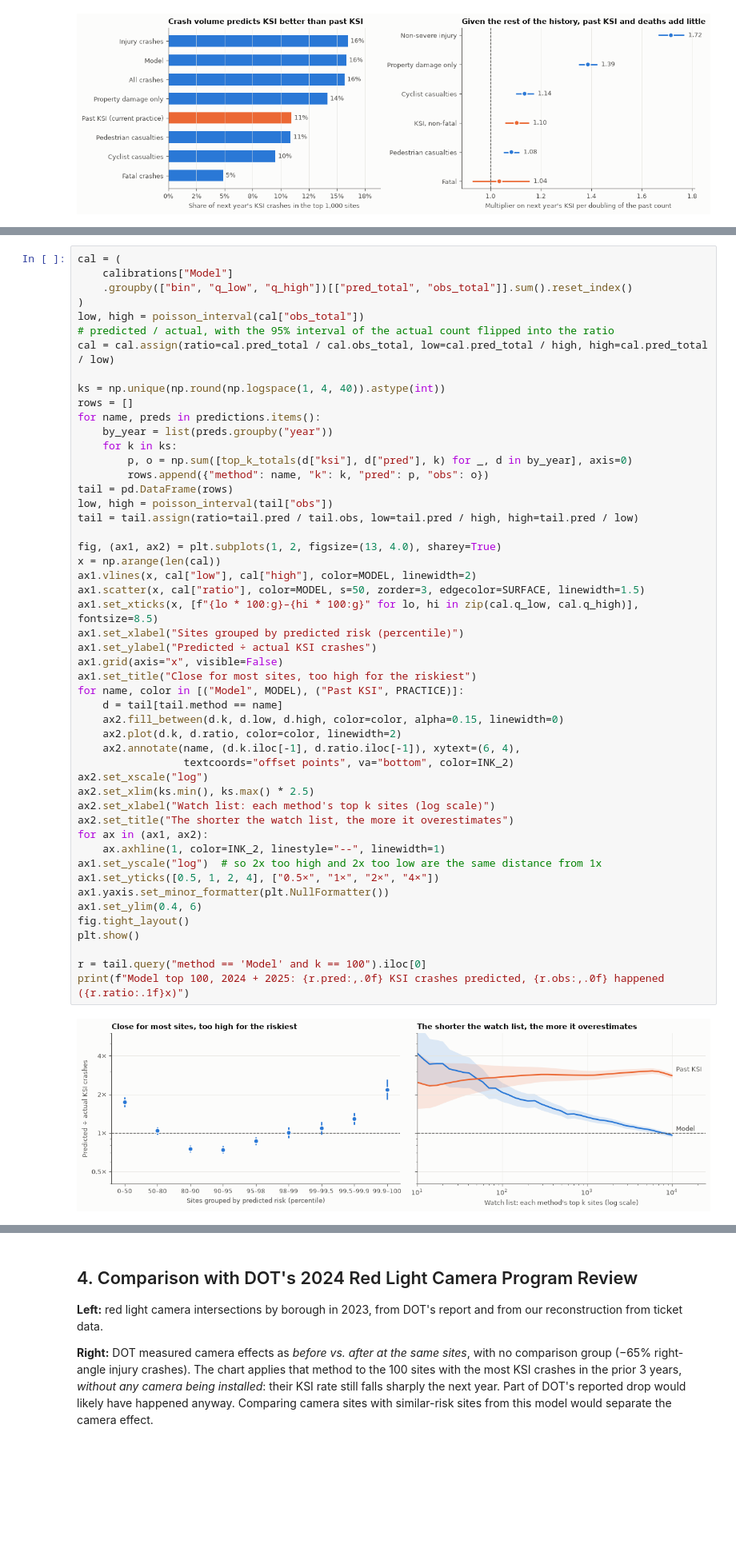
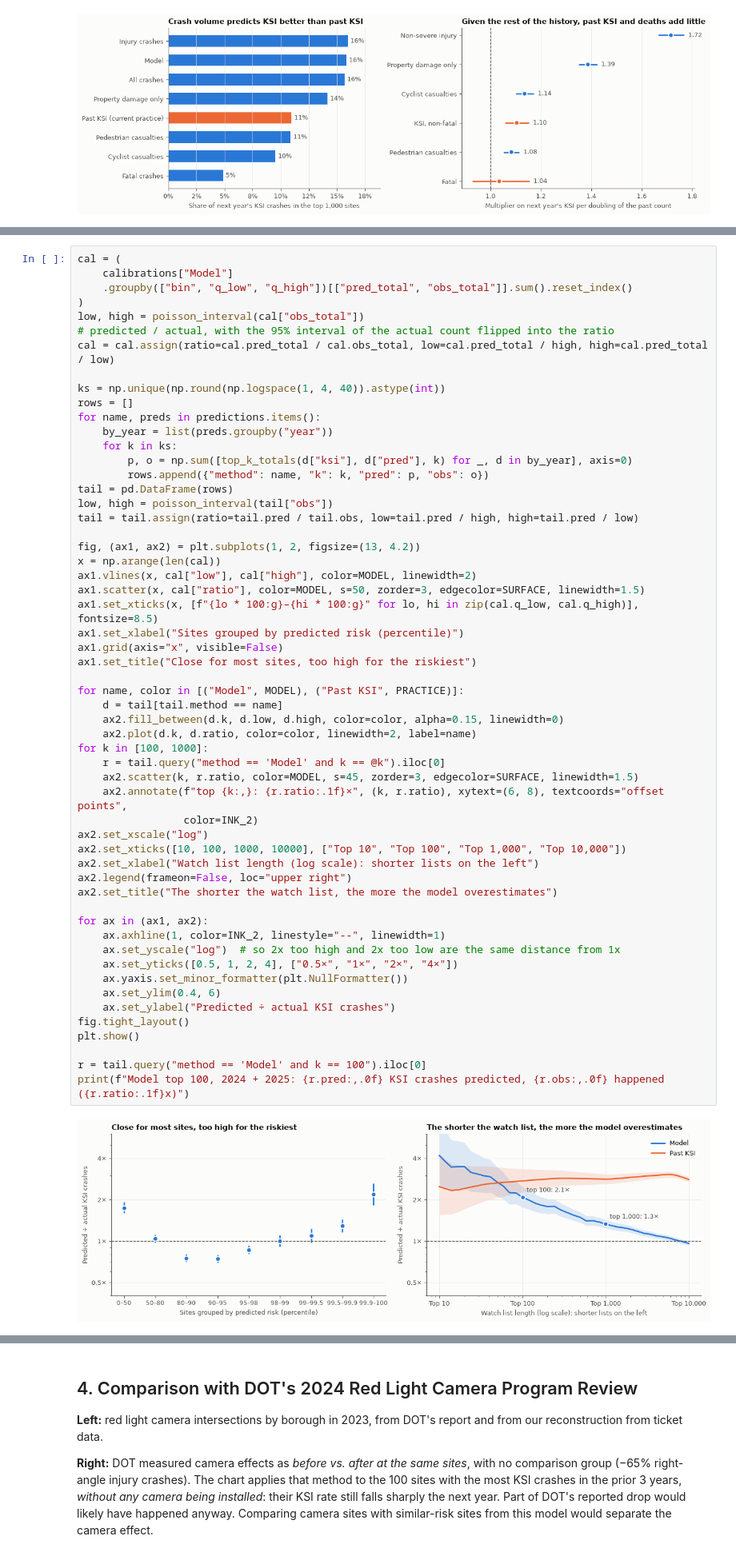
Before and after one commit to Group-7-Capstone/Group-7-Capstone, a Jupyter notebook: experiments/q1_ksi_risk.ipynb, the cells around one changed output, grey strips where cells are left out. Shown at 80% size. Drawn from its saved outputs; the diff is of its cells as text; blank space fills up the shorter version.

```diff
--- a/experiments/q1_ksi_risk.ipynb
+++ b/experiments/q1_ksi_risk.ipynb
@@ -156,46 +156,52 @@ cal = cal.assign(ratio=cal.pred_total / cal.obs_total, low=cal.pred_total / high
 ks = np.unique(np.round(np.logspace(1, 4, 40)).astype(int))
 rows = []
 for name, preds in predictions.items():
     by_year = list(preds.groupby("year"))
     for k in ks:
         p, o = np.sum([top_k_totals(d["ksi"], d["pred"], k) for _, d in by_year], axis=0)
         rows.append({"method": name, "k": k, "pred": p, "obs": o})
 tail = pd.DataFrame(rows)
 low, high = poisson_interval(tail["obs"])
 tail = tail.assign(ratio=tail.pred / tail.obs, low=tail.pred / high, high=tail.pred / low)
 
-fig, (ax1, ax2) = plt.subplots(1, 2, figsize=(13, 4.0), sharey=True)
+fig, (ax1, ax2) = plt.subplots(1, 2, figsize=(13, 4.2))
 x = np.arange(len(cal))
 ax1.vlines(x, cal["low"], cal["high"], color=MODEL, linewidth=2)
 ax1.scatter(x, cal["ratio"], color=MODEL, s=50, zorder=3, edgecolor=SURFACE, linewidth=1.5)
 ax1.set_xticks(x, [f"{lo * 100:g}–{hi * 100:g}" for lo, hi in zip(cal.q_low, cal.q_high)], fontsize=8.5)
 ax1.set_xlabel("Sites grouped by predicted risk (percentile)")
-ax1.set_ylabel("Predicted ÷ actual KSI crashes")
 ax1.grid(axis="x", visible=False)
 ax1.set_title("Close for most sites, too high for the riskiest")
+
 for name, color in [("Model", MODEL), ("Past KSI", PRACTICE)]:
     d = tail[tail.method == name]
     ax2.fill_between(d.k, d.low, d.high, color=color, alpha=0.15, linewidth=0)
-    ax2.plot(d.k, d.ratio, color=color, linewidth=2)
-    ax2.annotate(name, (d.k.iloc[-1], d.ratio.iloc[-1]), xytext=(6, 4),
-                 textcoords="offset points", va="bottom", color=INK_2)
+    ax2.plot(d.k, d.ratio, color=color, linewidth=2, label=name)
+for k in [100, 1000]:
+    r = tail.query("method == 'Model' and k == @k").iloc[0]
+    ax2.scatter(k, r.ratio, color=MODEL, s=45, zorder=3, edgecolor=SURFACE, linewidth=1.5)
+    ax2.annotate(f"top {k:,}: {r.ratio:.1f}×", (k, r.ratio), xytext=(6, 8), textcoords="offset points",
+                 color=INK_2)
 ax2.set_xscale("log")
-ax2.set_xlim(ks.min(), ks.max() * 2.5)
-ax2.set_xlabel("Watch list: each method's top k sites (log scale)")
-ax2.set_title("The shorter the watch list, the more it overestimates")
+ax2.set_xticks([10, 100, 1000, 10000], ["Top 10", "Top 100", "Top 1,000", "Top 10,000"])
+ax2.set_xlabel("Watch list length (log scale): shorter lists on the left")
+ax2.legend(frameon=False, loc="upper right")
+ax2.set_title("The shorter the watch list, the more the model overestimates")
+
 for ax in (ax1, ax2):
     ax.axhline(1, color=INK_2, linestyle="--", linewidth=1)
-ax1.set_yscale("log")  # so 2x too high and 2x too low are the same distance from 1x
-ax1.set_yticks([0.5, 1, 2, 4], ["0.5×", "1×", "2×", "4×"])
-ax1.yaxis.set_minor_formatter(plt.NullFormatter())
-ax1.set_ylim(0.4, 6)
+    ax.set_yscale("log")  # so 2x too high and 2x too low are the same distance from 1x
+    ax.set_yticks([0.5, 1, 2, 4], ["0.5×", "1×", "2×", "4×"])
+    ax.yaxis.set_minor_formatter(plt.NullFormatter())
+    ax.set_ylim(0.4, 6)
+    ax.set_ylabel("Predicted ÷ actual KSI crashes")
 fig.tight_layout()
 plt.show()
 
 r = tail.query("method == 'Model' and k == 100").iloc[0]
 print(f"Model top 100, 2024 + 2025: {r.pred:,.0f} KSI crashes predicted, {r.obs:,.0f} happened ({r.ratio:.1f}x)")
 # %% [output]
-[figure, old version]
+[figure, new version]
 Model top 100, 2024 + 2025: 284 KSI crashes predicted, 137 happened (2.1x)
 # %% [markdown]
 ## 4. Comparison with DOT's 2024 Red Light Camera Program Review
```
Also changed, not shown: parts of 1 cell of this notebook.
